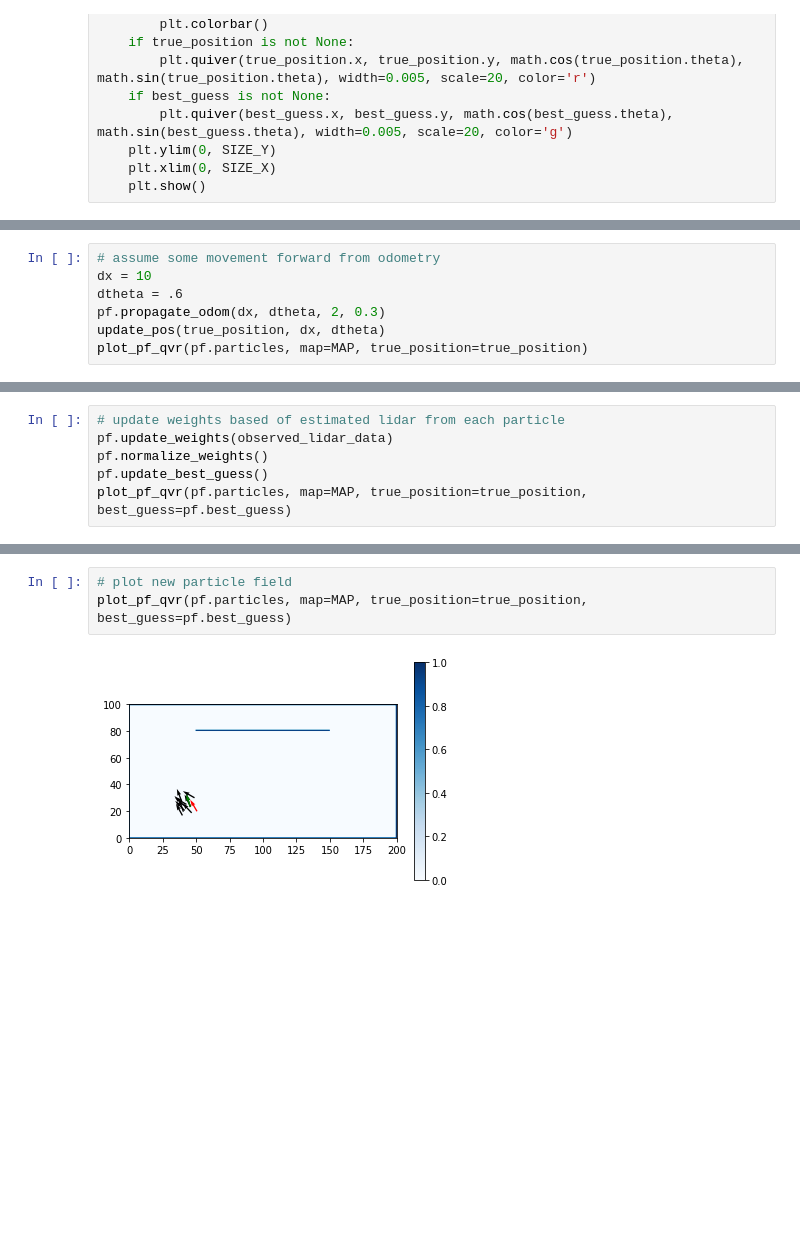
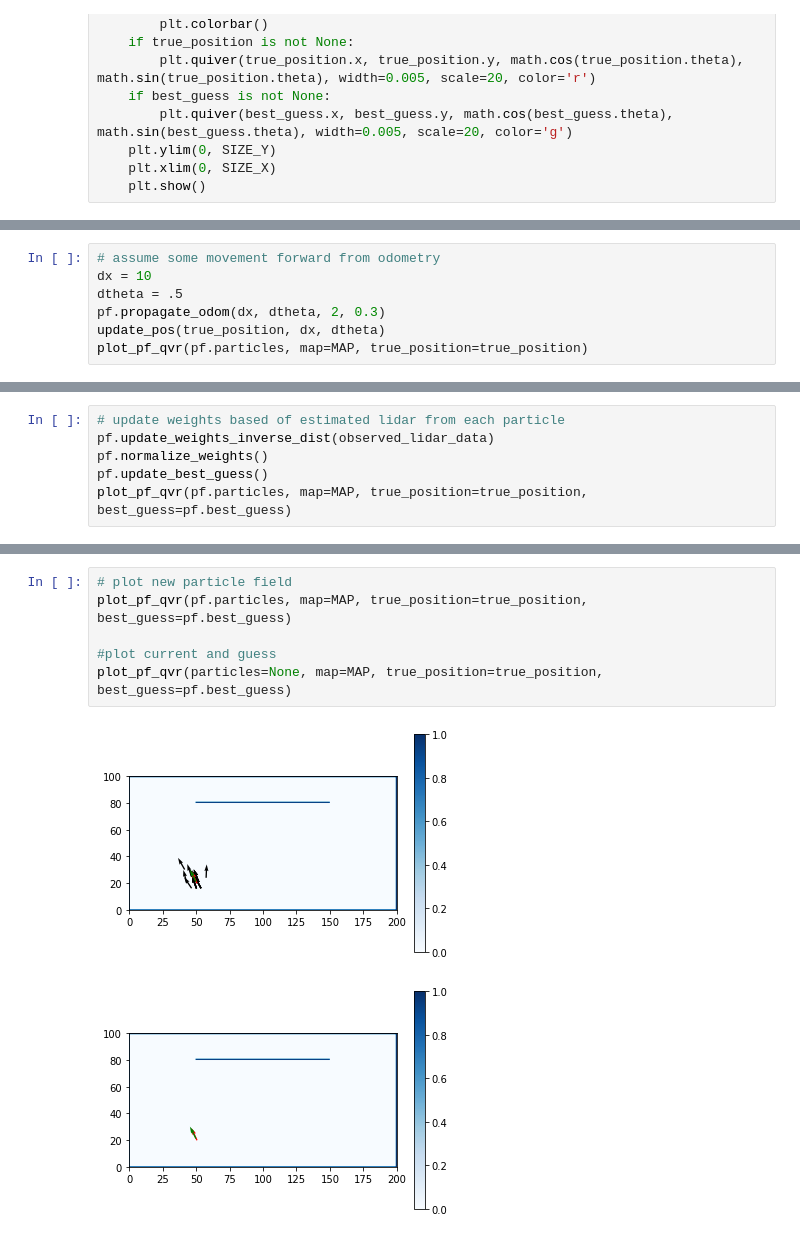
Before and after one commit to ericsims/8B, a Jupyter notebook: Sim/lib_dev/localize/particle filter/particle_filter.ipynb, the cells around one changed output, grey strips where cells are left out. Saved outputs shown, nothing was run; the diff lists cells and outputs as text; blank space fills up the shorter version.

```diff
--- a/Sim/lib_dev/localize/particle filter/particle_filter.ipynb
+++ b/Sim/lib_dev/localize/particle filter/particle_filter.ipynb
@@ -63,7 +63,7 @@ plot_pf_qvr(pf.particles, map=MAP, true_position=true_position)
 # %%
 # assume some movement forward from odometry
 dx = 10
-dtheta = .6
+dtheta = .5
 pf.propagate_odom(dx, dtheta, 2, 0.3)
 update_pos(true_position, dx, dtheta)
 plot_pf_qvr(pf.particles, map=MAP, true_position=true_position)
@@ -79,6 +79,6 @@ plot_pf_qvr(particles=pf.particles, map=lidar_map, true_position=true_position)
 # %%
 # update weights based of estimated lidar from each particle
-pf.update_weights(observed_lidar_data)
+pf.update_weights_inverse_dist(observed_lidar_data)
 pf.normalize_weights()
 pf.update_best_guess()
 plot_pf_qvr(pf.particles, map=MAP, true_position=true_position, best_guess=pf.best_guess)
@@ -108,5 +108,9 @@ plt.show()
 # %%
 # plot new particle field
 plot_pf_qvr(pf.particles, map=MAP, true_position=true_position, best_guess=pf.best_guess)
+
+#plot current and guess
+plot_pf_qvr(particles=None, map=MAP, true_position=true_position, best_guess=pf.best_guess)
 # %% [output]
-[figure, old version]
+[figure, new version]
+[figure, added]
```
Also changed, not shown: parts of 7 cells of this notebook, 3 other files.
